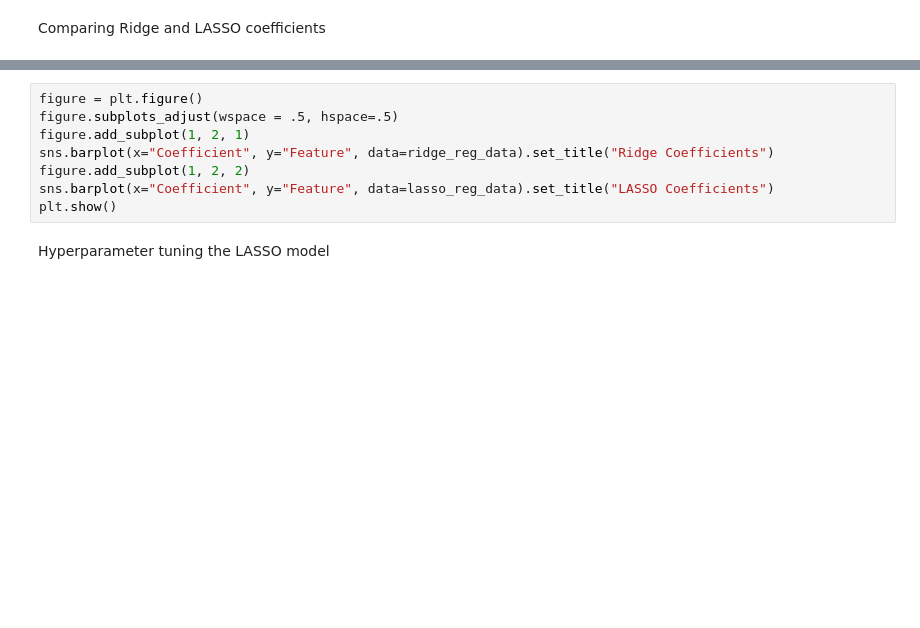
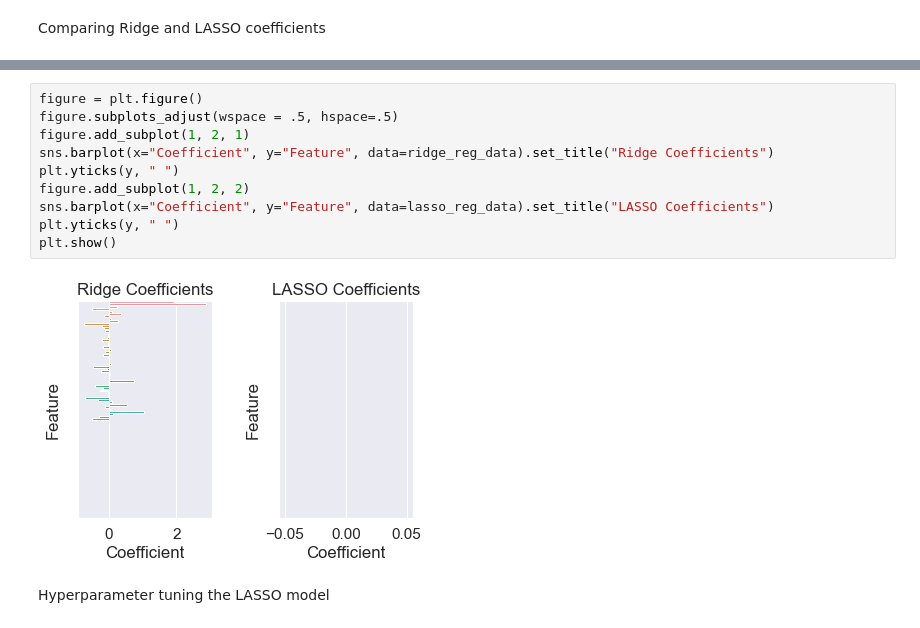
Before and after one commit to shrutibathia/CSS_Project2_Team2_Fall2020, a Jupyter notebook: Project2.ipynb, the cells around one changed output, grey strips where cells are left out. Saved outputs shown, nothing was run; the diff lists cells and outputs as text; blank space fills up the shorter version.

```diff
--- a/Project2.ipynb
+++ b/Project2.ipynb
@@ -338,11 +382,15 @@ Comparing Ridge and LASSO coefficients
 # %%
 figure = plt.figure()
 figure.subplots_adjust(wspace = .5, hspace=.5)
 figure.add_subplot(1, 2, 1)
 sns.barplot(x="Coefficient", y="Feature", data=ridge_reg_data).set_title("Ridge Coefficients")
+plt.yticks(y, " ")
 figure.add_subplot(1, 2, 2)
 sns.barplot(x="Coefficient", y="Feature", data=lasso_reg_data).set_title("LASSO Coefficients")
+plt.yticks(y, " ")
 plt.show()
+# %% [output]
+[figure, added]
 # %% [markdown]
 Hyperparameter tuning the LASSO model
 # %%
```
Also changed, not shown: parts of 20 cells of this notebook.
